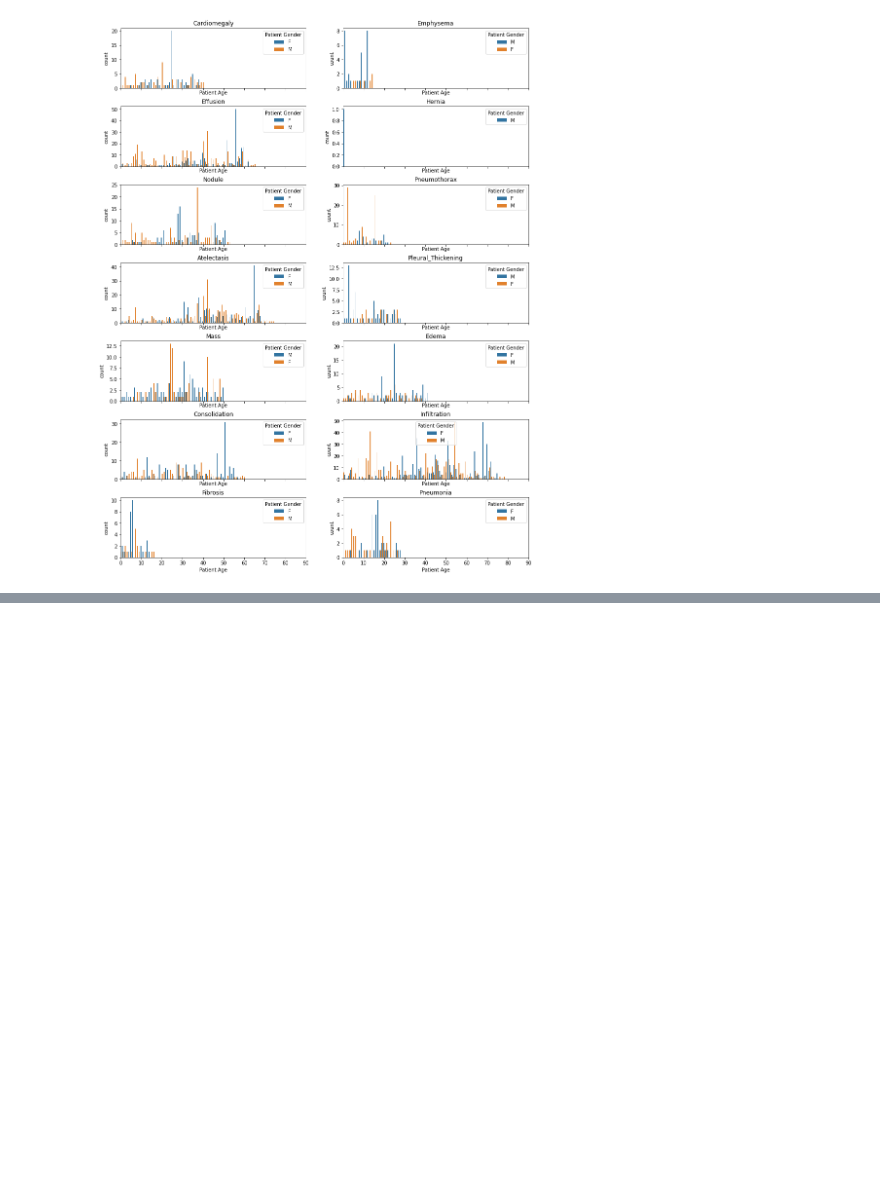
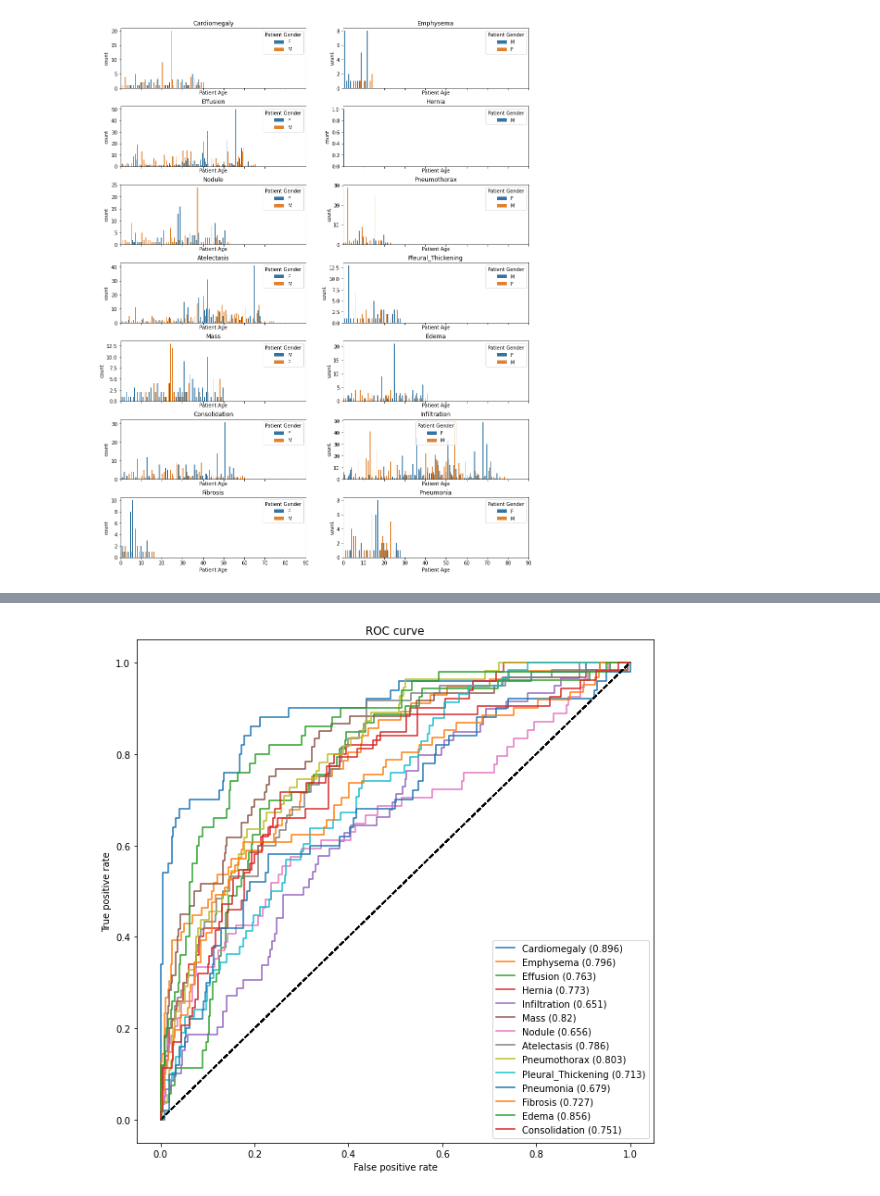
Before and after one commit to Sairamvinay/Chest-X-ray-DL, a Jupyter notebook: Seongwoo_v1.ipynb, the cells around one changed output, grey strips where cells are left out. Drawn from its saved outputs; the diff is of its cells as text; code cells hidden in the pictures; blank space fills up the shorter version.

```diff
--- a/Seongwoo_v1.ipynb
+++ b/Seongwoo_v1.ipynb
@@ -164,0 +338,19 @@ ValueError: Could not interpret input ' Finding Labels'
+# %%
+pos_weights = freq_neg
+neg_weights = freq_pos
+pos_contribution = freq_pos * pos_weights
+neg_contribution = freq_neg * neg_weights
+# %%
+# create the base pre-trained model
+base_model = DenseNet121(weights='./NIH/densenet.hdf5', include_top=False)
+
+x = base_model.output
+
+# add a global spatial average pooling layer
+x = GlobalAveragePooling2D()(x)
+
+# and a logistic layer
+predictions = Dense(len(labels), activation="sigmoid")(x)
+
+model = Model(inputs=base_model.input, outputs=predictions)
+model.compile(optimizer='adam', loss=get_weighted_loss(pos_weights, neg_weights))
@@ -164,0 +361,4 @@ ValueError: Could not interpret input ' Finding Labels'
+# %%
+model.load_weights("./NIH/pretrained_model.h5")
+# %%
+predicted_vals = model.predict_generator(test_generator, steps = len(test_generator))
@@ -164,0 +478,4 @@ ValueError: Could not interpret input ' Finding Labels'
+# %%
+auc_rocs = get_roc_curve(labels, predicted_vals, test_generator)
+# %% [output]
+[figure, added]
```
Also changed, not shown: parts of 15 cells of this notebook.
